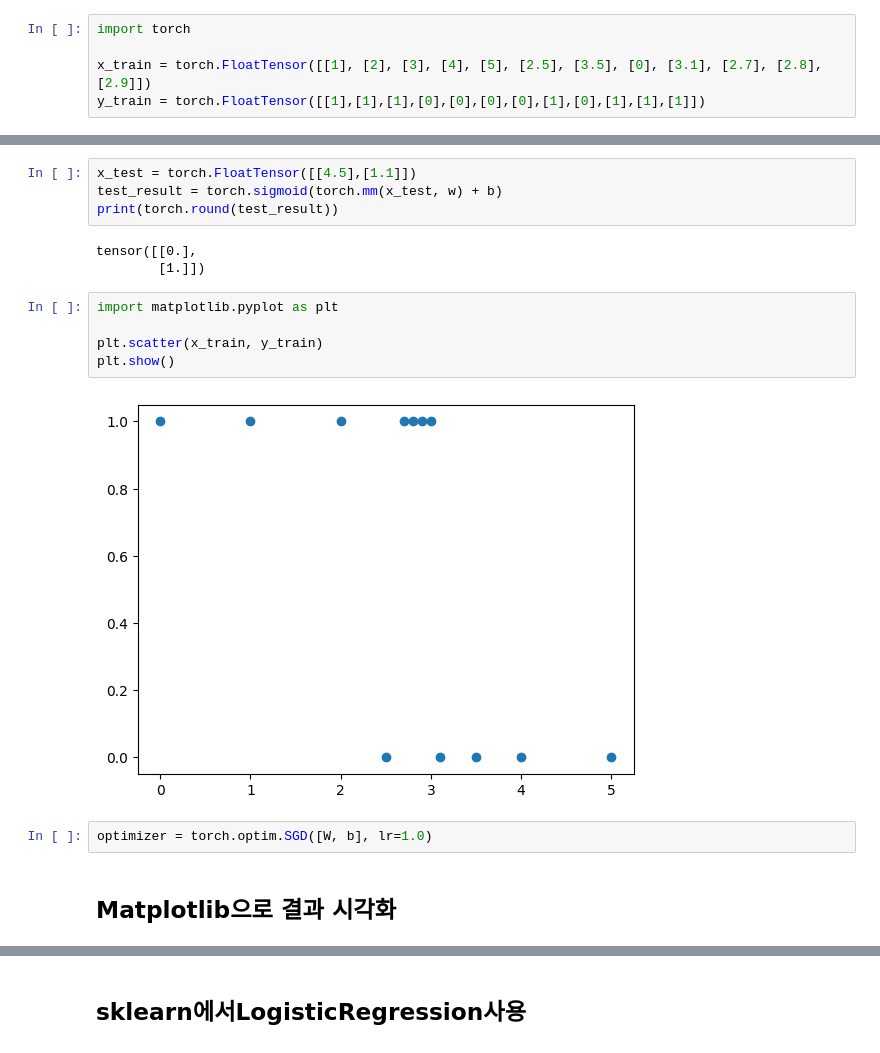
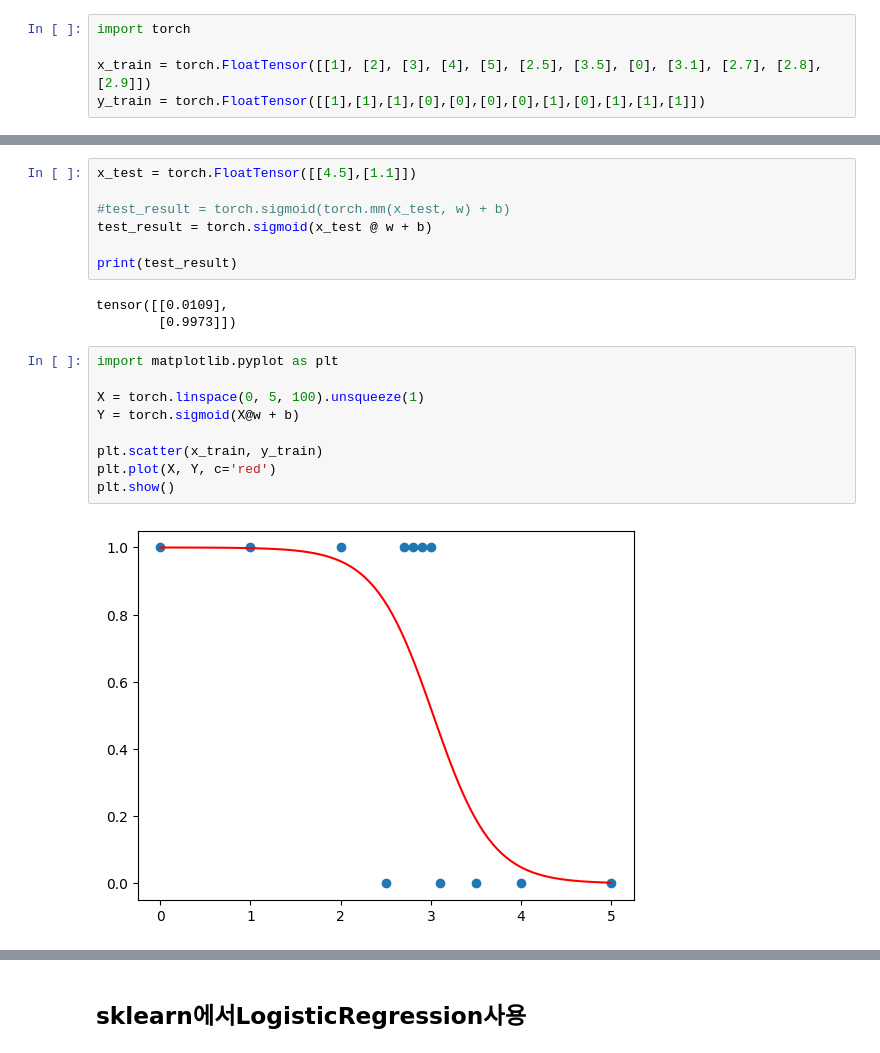
Before and after one commit to rktlskan021/LANTURN-BACK, a Jupyter notebook: src/SBD/linear_regression.ipynb, the cells around one changed output, grey strips where cells are left out. Cells and saved outputs as stored; diff of their text form.

```diff
--- a/src/SBD/linear_regression.ipynb
+++ b/src/SBD/linear_regression.ipynb
@@ -283,18 +283,21 @@ Epoch 2000: Cost = 0.3815035820007324, W = -3.06501841545105, b = 9.281908035278
 # %%
 x_test = torch.FloatTensor([[4.5],[1.1]])
-test_result = torch.sigmoid(torch.mm(x_test, w) + b)
-print(torch.round(test_result))
+
+#test_result = torch.sigmoid(torch.mm(x_test, w) + b)
+test_result = torch.sigmoid(x_test @ w + b)
+
+print(test_result)
 # %% [output]
-tensor([[0.],
-        [1.]])
+tensor([[0.0109],
+        [0.9973]])
 # %%
 import matplotlib.pyplot as plt
 
+X = torch.linspace(0, 5, 100).unsqueeze(1)
+Y = torch.sigmoid(X@w + b)
+
 plt.scatter(x_train, y_train)
+plt.plot(X, Y, c='red')
 plt.show()
 # %% [output]
-[figure, old version]
+[figure, new version]
-# %%
-optimizer = torch.optim.SGD([W, b], lr=1.0)
-# %% [markdown]
-## Matplotlib으로 결과 시각화
```
Also changed, not shown: parts of 11 cells of this notebook.
